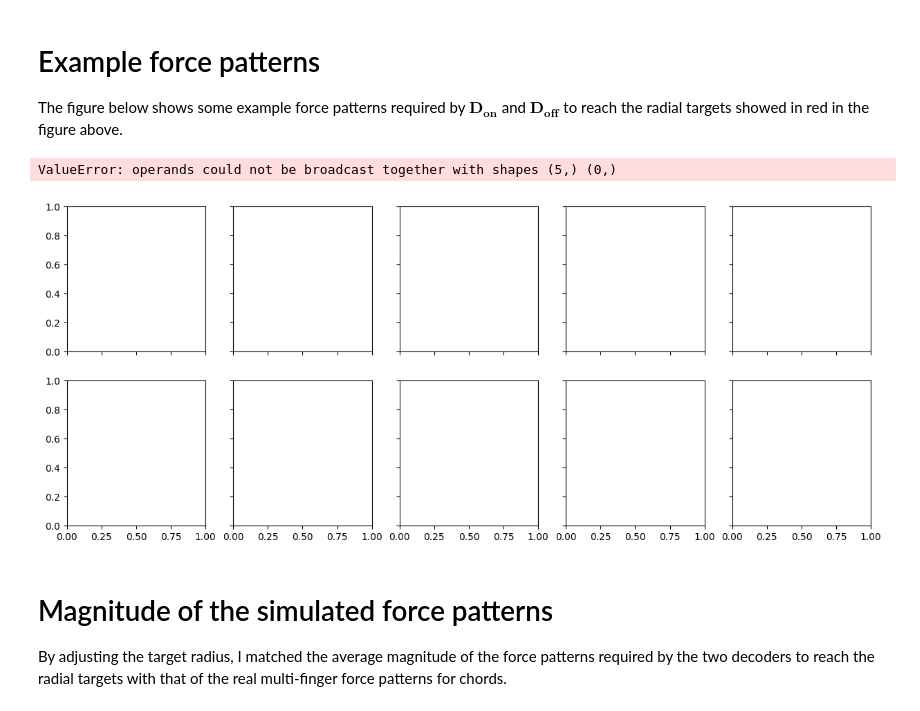
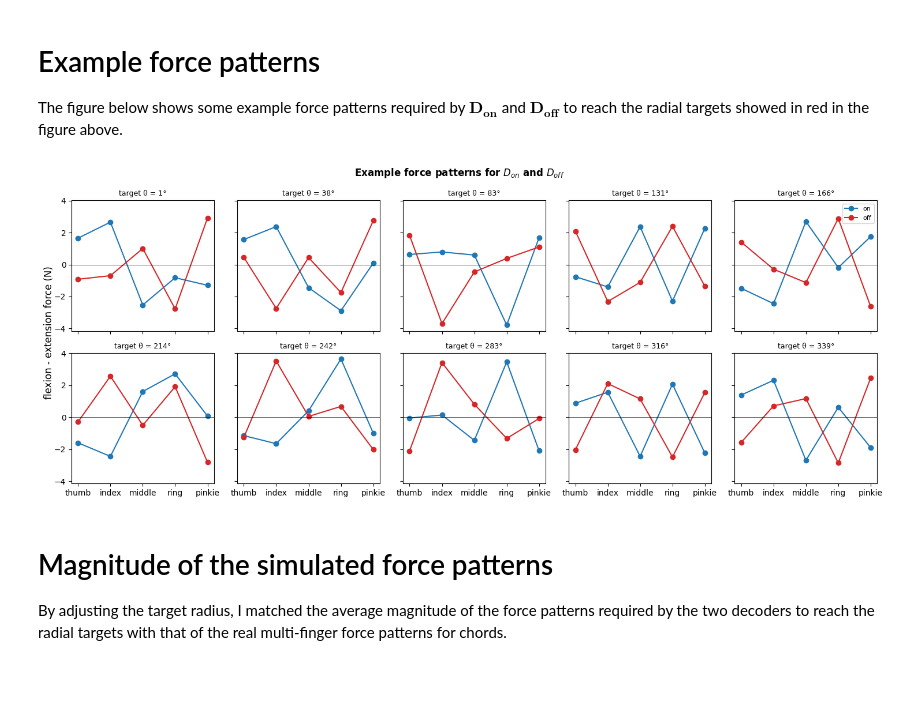
Before and after one commit to mnlmrc/OffManifoldLearning, a Jupyter notebook: notebooks/chords_difficulty_FA.ipynb, the cells around one changed output. Drawn from its saved outputs; the diff is of its cells as text; code cells hidden in the pictures; blank space fills up the shorter version.

```diff
--- a/notebooks/chords_difficulty_FA.ipynb
+++ b/notebooks/chords_difficulty_FA.ipynb
@@ -17,7 +17,7 @@ chords = pd.read_csv(os.path.join(path), sep='\t',)
 chords = chords[chords.trialCorr==1].reset_index()
 chords.MD = pd.to_numeric(chords.MD, errors='coerce')
 chords.ET = pd.to_numeric(chords.ET, errors='coerce')
-chords['log_MD'] = -np.log(chords.MD)
+chords['log_MD'] = np.log(chords.MD)
 
 Nf = 5
 single_finger = chords[chords.num_fingers==1].copy().reset_index(drop=True)
@@ -215,26 +282,25 @@ The figure below shows some example force patterns required by $\mathbf{D_{on}}$
 # %%
 sel_on, sel_off = F_on[idx], F_off[idx]
 x      = np.arange(Nf)
 labels = ['thumb', 'index', 'middle', 'ring', 'pinkie']
 rmax   = max(np.abs(sel_on).max(), np.abs(sel_off).max())
 
 fig, axs = plt.subplots(2, 5, figsize=(15, 6), sharey=True, sharex=True)
 for i, ax in enumerate(axs.ravel()):
-    ax.plot(x, sel_on[i, :5] - sel_on[i, 5:],  'o-', color='C0', label='on')
-    ax.plot(x, sel_off[i, :5] - sel_off[i, 5:], 'o-', color='C3', label='off')
+    ax.plot(x, sel_on[i],  'o-', color='C0', label='on')
+    ax.plot(x, sel_off[i], 'o-', color='C3', label='off')
     ax.axhline(0, color='k', lw=0.5)
     ax.set_xticks(x)
     ax.set_xticklabels(labels,)
     ax.set_title(f'target θ = {np.degrees(theta_target[idx[i]]):.0f}°', fontsize=9)
 
 fig.supylabel('flexion - extension force (N)')
 axs[0, -1].legend(loc='upper right', fontsize=8)
 fig.suptitle(r'Example force patterns for $D_{on}$ and $D_{off}$', fontweight='bold')
 plt.tight_layout()
 plt.show()
 # %% [output]
-ValueError: operands could not be broadcast together with shapes (5,) (0,)
-[figure, old version]
+[figure, new version]
 # %% [markdown]
 # Magnitude of the simulated force patterns
 By adjusting the target radius, I matched the average magnitude of the force patterns required by the two decoders to reach the radial targets with that of the real multi-finger force patterns for chords.
```
Also changed, not shown: parts of 10 cells of this notebook, 11 other files.
